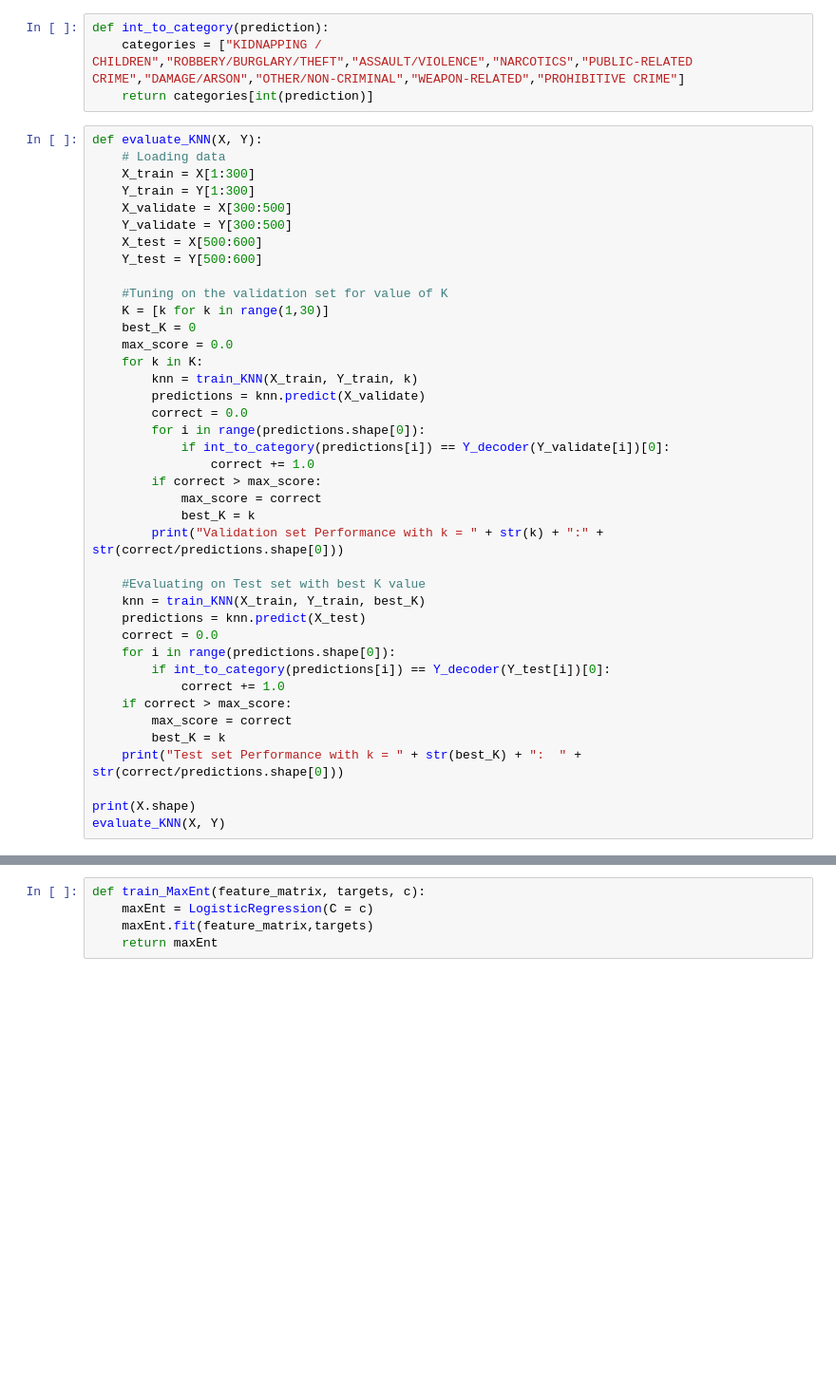
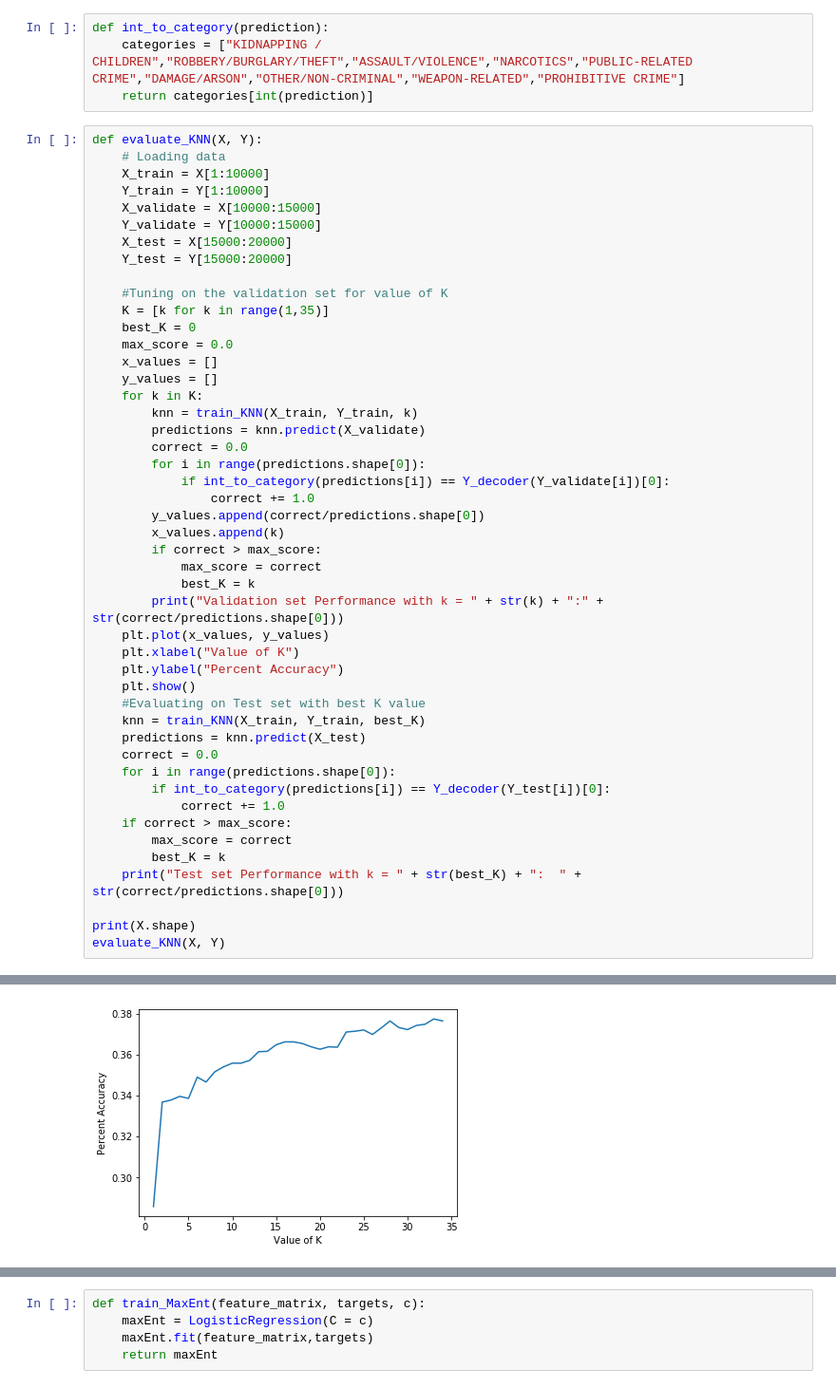
Before and after one commit to vontell/CrimePrediction, a Jupyter notebook: Experiments.ipynb, the cells around one changed output, grey strips where cells are left out. Shown at 95% size. Drawn from its saved outputs; the diff is of its cells as text; blank space fills up the shorter version.

Commit message:
added plots

```diff
--- a/Experiments.ipynb
+++ b/Experiments.ipynb
@@ -69,17 +69,19 @@ def int_to_category(prediction):
 # %%
 def evaluate_KNN(X, Y):
     # Loading data
-    X_train = X[1:300]
-    Y_train = Y[1:300]
-    X_validate = X[300:500]
-    Y_validate = Y[300:500]
-    X_test = X[500:600]
-    Y_test = Y[500:600]
+    X_train = X[1:10000]
+    Y_train = Y[1:10000]
+    X_validate = X[10000:15000]
+    Y_validate = Y[10000:15000]
+    X_test = X[15000:20000]
+    Y_test = Y[15000:20000]
 
     #Tuning on the validation set for value of K
-    K = [k for k in range(1,30)]
+    K = [k for k in range(1,35)]
     best_K = 0
     max_score = 0.0
+    x_values = []
+    y_values = []
     for k in K:
         knn = train_KNN(X_train, Y_train, k)
         predictions = knn.predict(X_validate)
@@ -87,11 +89,16 @@ def evaluate_KNN(X, Y):
         for i in range(predictions.shape[0]):
             if int_to_category(predictions[i]) == Y_decoder(Y_validate[i])[0]:
                 correct += 1.0
+        y_values.append(correct/predictions.shape[0])
+        x_values.append(k)
         if correct > max_score:
             max_score = correct
             best_K = k
         print("Validation set Performance with k = " + str(k) + ":" + str(correct/predictions.shape[0]))
-
+    plt.plot(x_values, y_values)
+    plt.xlabel("Value of K")
+    plt.ylabel("Percent Accuracy")
+    plt.show()
     #Evaluating on Test set with best K value
     knn = train_KNN(X_train, Y_train, best_K)
     predictions = knn.predict(X_test)
@@ -110,0 +134 @@ evaluate_KNN(X, Y)
+[figure, added]
```
Also changed, not shown: parts of 8 cells of this notebook, 1 other file.
